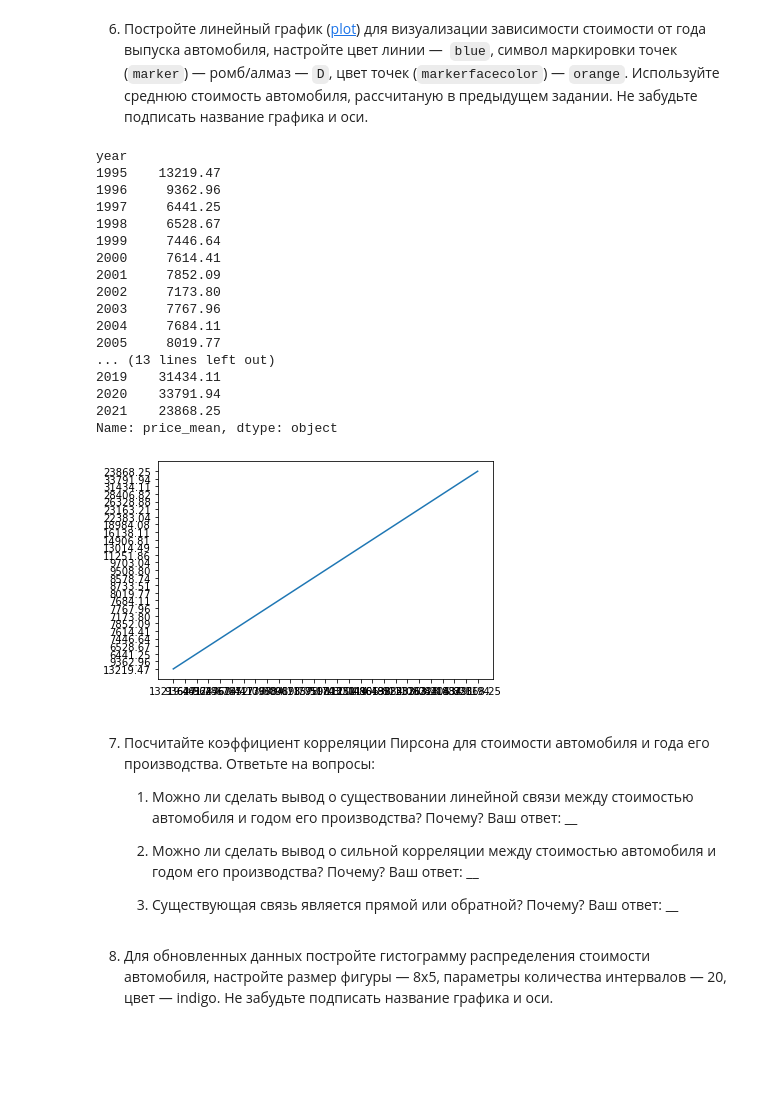
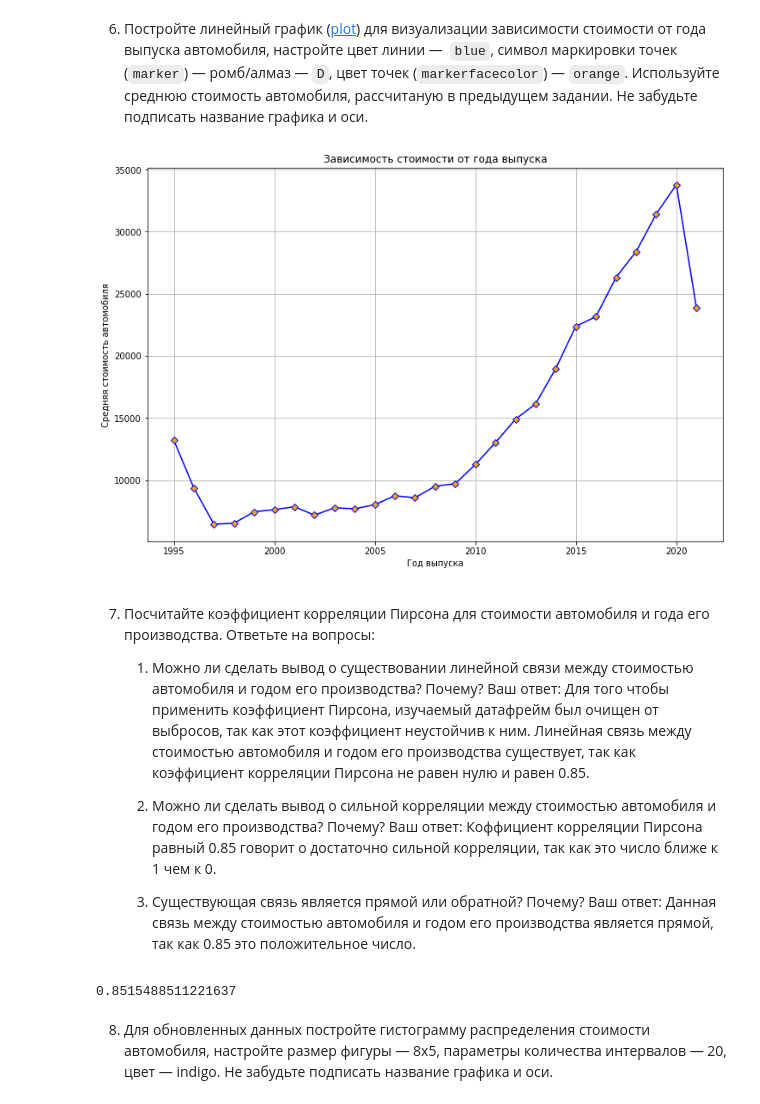
Before and after one commit to UzunDemir/19.4.Exploratory-Data-Analysis-Data-Visualization.-Practical-work, a Jupyter notebook: 19_4_Практическая_работа_.ipynb, the cells around one changed output. Drawn from its saved outputs; the diff is of its cells as text; code cells hidden in the pictures; blank space fills up the shorter version.

```diff
--- a/19_4_Практическая_работа_.ipynb
+++ b/19_4_Практическая_работа_.ipynb
@@ -313,0 +307,4 @@ df_price_mean_per_year
+# %%
+#переводим строку в число
+df_price_mean_per_year.price_mean = pd.to_numeric(df_price_mean_per_year.price_mean)
+df_price_mean_per_year.dtypes
@@ -325,0 +336,10 @@ plt.show()
+# %%
+
+x = df_price_mean_per_year['year'].tolist()
+y = df_price_mean_per_year['price_mean'].tolist()
+fig, ax = plt.subplots(figsize=(12, 10))
+ax.scatter(x, y)
+plt.xlabel("Год выпуска")
+plt.ylabel("Стоимость автомобиля")
+plt.title("Зависимость стоимости от года выпуска")
+plt.show()
@@ -369,4 +391,4 @@ df_price_mean_per_year_till_2021 = df_new_till_2021.groupby('year').price.mean()
 df_price_mean_per_year_till_2021['year'] = df_price_mean_per_year_till_2021.index
 df_price_mean_per_year_till_2021 = df_price_mean_per_year_till_2021.reindex(columns=['year', 'price_mean'])
 
-df_price_mean_per_year_till_2021
+df_price_mean_per_year_till_2021.price_mean = pd.to_numeric(df_price_mean_per_year_till_2021.price_mean)
@@ -392,48 +395,37 @@ df_price_mean_per_year_till_2021
 # %% [markdown]
 6. Постройте линейный график ([plot](https://matplotlib.org/stable/api/_as_gen/matplotlib.pyplot.plot.html)) для визуализации зависимости стоимости от года выпуска автомобиля, настройте цвет линии —  `blue`, символ маркировки точек (`marker`) — ромб/алмаз — `D`, цвет точек (`markerfacecolor`) — `orange`. Используйте среднюю стоимость автомобиля, рассчитаную в предыдущем задании.
 Не забудьте подписать название графика и оси.
-# %%
-df_price_mean_per_year_till_2021.price_mean
-# %% [output]
-year
-1995    13219.47
-1996     9362.96
-1997     6441.25
-1998     6528.67
-1999     7446.64
-2000     7614.41
-2001     7852.09
-2002     7173.80
-2003     7767.96
-2004     7684.11
-2005     8019.77
-... (13 lines left out)
-2019    31434.11
-2020    33791.94
-2021    23868.25
-Name: price_mean, dtype: object
 # %%
 # Ваш код здесь
-x = df_price_mean_per_year_till_2021.price_mean
+
+x = df_price_mean_per_year_till_2021.year
 y = df_price_mean_per_year_till_2021.price_mean
-plt.plot(x, y)
+plt.figure(figsize=(12, 8))
+plt.plot(x, y, color = 'blue', marker = 'D', markerfacecolor = 'orange')
+plt.xlabel("Год выпуска")
+plt.ylabel("Средняя стоимость автомобиля")
+plt.title("Зависимость стоимости от года выпуска")
+plt.grid(True)
 plt.show()
 # %% [output]
-[figure, old version]
+[figure, new version]
 # %% [markdown]
 7. Посчитайте коэффициент корреляции Пирсона для стоимости автомобиля и года его производства. Ответьте на вопросы:
 
 
     1. Можно ли сделать вывод о существовании линейной связи между стоимостью автомобиля и годом его производства? Почему?
-    Ваш ответ: __
+    Ваш ответ: Для того чтобы применить коэффициент Пирсона, изучаемый датафрейм был очищен от выбросов, так как этот коэффициент неустойчив к ним. Линейная связь между стоимостью автомобиля и годом его производства существует, так как коэффициент корреляции Пирсона не равен нулю и равен 0.85.
 
     2. Можно ли сделать вывод о сильной корреляции между стоимостью автомобиля и годом его производства? Почему?
-    Ваш ответ: __
+    Ваш ответ: Коффициент корреляции Пирсона равный 0.85 говорит о достаточно сильной корреляции, так как это число ближе к 1 чем к 0.
 
     3. Существующая связь является прямой или обратной? Почему?
-    Ваш ответ: __
+    Ваш ответ: Данная связь между стоимостью автомобиля и годом его производства является прямой, так как 0.85 это положительное число.
 # %%
 # Ваш код здесь
+df_price_mean_per_year_till_2021['year'].corr(df_price_mean_per_year_till_2021['price_mean'])
+# %% [output]
+0.8515488511221637
 # %% [markdown]
 8. Для обновленных данных постройте гистограмму распределения стоимости автомобиля, настройте размер фигуры — 8x5, параметры количества интервалов — 20, цвет — indigo. Не забудьте подписать название графика и оси.
 # %%
```
Also changed, not shown: parts of 15 cells of this notebook.
